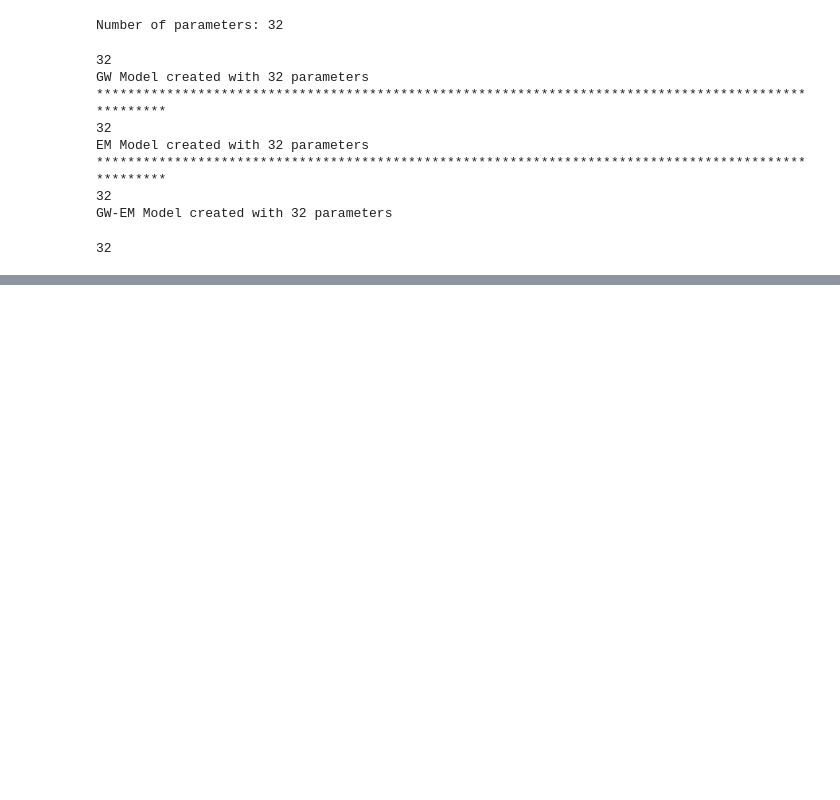
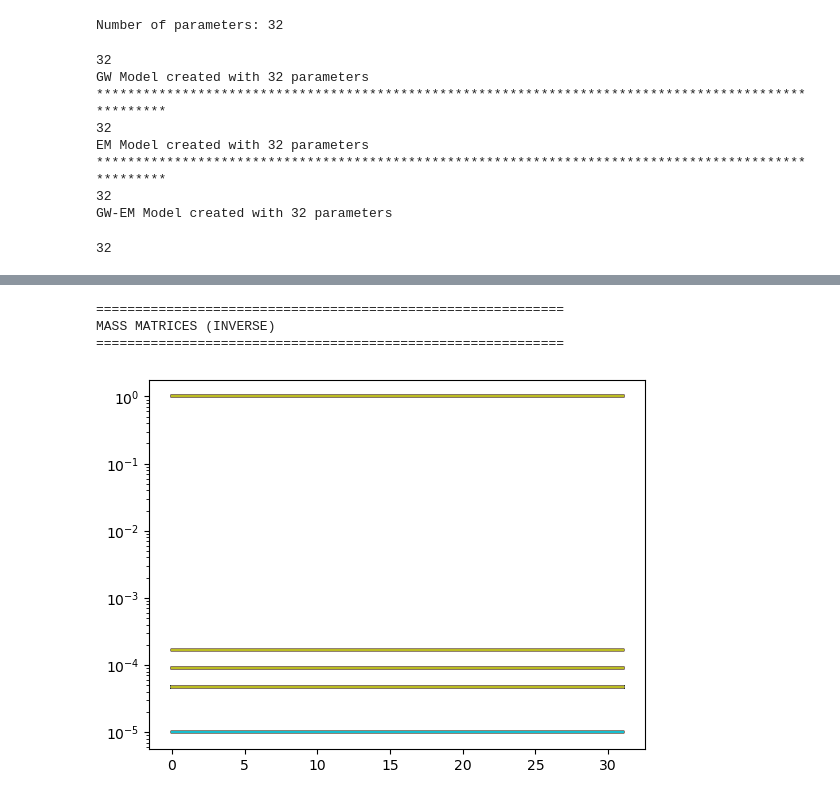
Before and after one commit to souvik-jana/lens_reconstruction, a Jupyter notebook: EM_GW_PE.ipynb, the cells around one changed output, grey strips where cells are left out. Cells and saved outputs as stored; diff of their text form; code cells hidden in the pictures; blank space fills up the shorter version.

```diff
--- a/EM_GW_PE.ipynb
+++ b/EM_GW_PE.ipynb
@@ -1204,0 +1013,5 @@ print("Warmup state (lens only, unconstrained)", {k: v for k, v in last_state.po
+# %%
+key, key_init = jax.random.split(prng_key)
+init_params = gw_model.get_sample(key_init)  # constrained space
+init_params_unconst = gw_model.unconstrain(init_params)  # UNconstrained space
+kwargs_init = gw_model.params2kwargs(init_params)  # constrained space
@@ -1204,0 +1029,6 @@ print("Warmup state (lens only, unconstrained)", {k: v for k, v in last_state.po
+# %%
+# MCMC
+nuts_kernel = NUTS(gw_model.model, target_accept_prob=0.8)
+mcmc = MCMC(nuts_kernel, num_warmup=100, num_samples=90, num_chains=2, progress_bar=True)
+mcmc.run(prng_key)
+mcmc.print_summary()
@@ -1204,0 +1109,14 @@ print("Warmup state (lens only, unconstrained)", {k: v for k, v in last_state.po
+# %%
+# Unpack the info tuple
+hmc_states, nuts_infos, adaptation_states = info
+
+print("\n" + "="*60)
+print("ADAPTATION INFO STRUCTURE")
+print("="*60)
+print(f"HMC States: {type(hmc_states)}")
+print(f"NUTS Infos: {type(nuts_infos)}")
+print(f"Adaptation States: {type(adaptation_states)}")
+
+# Get number of trajectories from array shapes
+num_trajectories = len(hmc_states.position[list(hmc_states.position.keys())[0]])
+print(f"\nTotal trajectories: {num_trajectories}")
@@ -1204,0 +1195,24 @@ print("Warmup state (lens only, unconstrained)", {k: v for k, v in last_state.po
+# %%
+print("\n" + "="*60)
+print("MASS MATRICES (INVERSE)")
+print("="*60)
+
+mass_matrices = []
+for i in range(num_trajectories):
+    mass_matrix = jax.tree_map(lambda x: x[i], adaptation_states.inverse_mass_matrix)
+    plt.plot(mass_matrix)
+    # mass_matrices.append(mass_matrix)
+    # print(f"\nTrajectory {i}:")
+    # # Print structure
+    # if isinstance(mass_matrix, dict):
+    #     for key, val in list(mass_matrix.items())[:3]:  # First 3 params
+    #         print(f"  {key}: {val}")
+    # else:
+    #     print(f"  {mass_matrix}")
+
+plt.yscale('log')
+# %% [output]
+============================================================
+MASS MATRICES (INVERSE)
+============================================================
+[figure, added]
```
Also changed, not shown: parts of 65 cells of this notebook.
